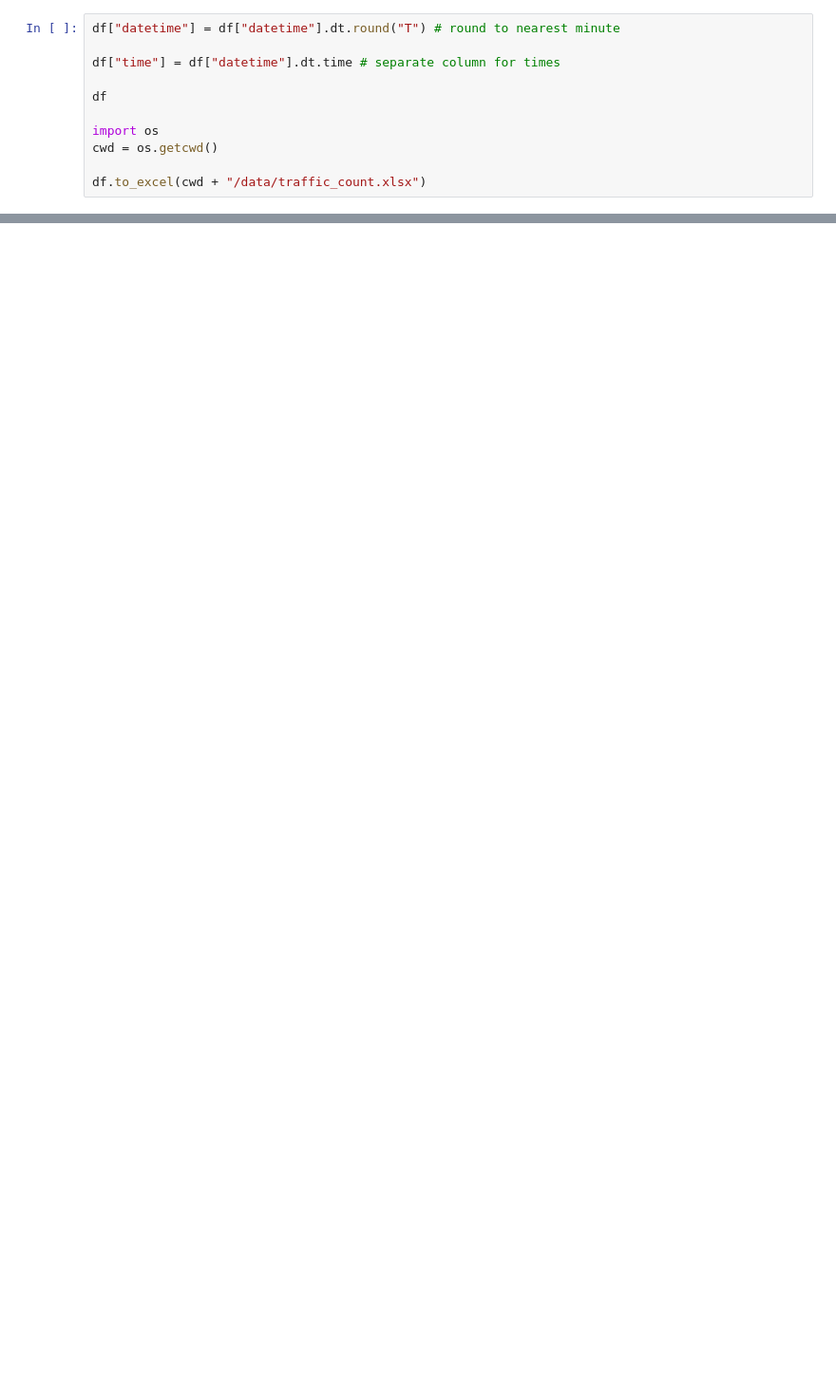
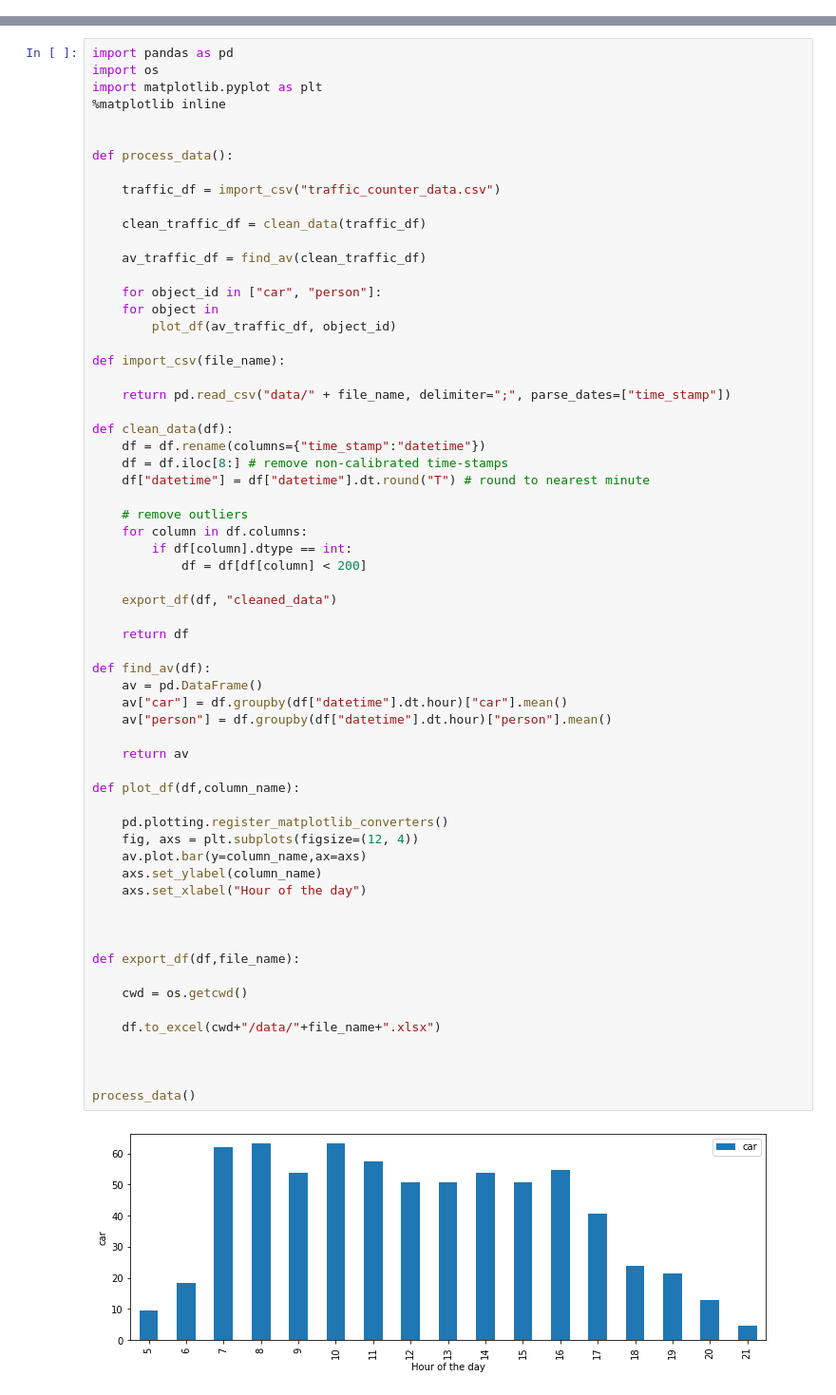
Before and after one commit to jackwilkinson255/traffic-counter, a Jupyter notebook: analysis.ipynb, the cells around one changed output, grey strips where cells are left out. Shown at 95% size. Saved outputs shown, nothing was run; the diff lists cells and outputs as text; blank space fills up the shorter version.

```diff
--- a/analysis.ipynb
+++ b/analysis.ipynb
@@ -60,11 +0,0 @@ Timedelta('8 days 05:44:40')
-# %%
-df["datetime"] = df["datetime"].dt.round("T") # round to nearest minute
-
-df["time"] = df["datetime"].dt.time # separate column for times
-
-df
-
-import os
-cwd = os.getcwd()
-
-df.to_excel(cwd + "/data/traffic_count.xlsx")
@@ -133,0 +1,65 @@ C:\Users\jackw\PycharmProjects\traffic-counter/data/
+# %%
+import pandas as pd
+import os
+import matplotlib.pyplot as plt
+%matplotlib inline
+
+
+def process_data():
+
+    traffic_df = import_csv("traffic_counter_data.csv")
+
+    clean_traffic_df = clean_data(traffic_df)
+
+    av_traffic_df = find_av(clean_traffic_df)
+
+    for object_id in ["car", "person"]:
+    for object in
+        plot_df(av_traffic_df, object_id)
+
+def import_csv(file_name):
+
+    return pd.read_csv("data/" + file_name, delimiter=";", parse_dates=["time_stamp"])
+
+def clean_data(df):
+    df = df.rename(columns={"time_stamp":"datetime"})
+    df = df.iloc[8:] # remove non-calibrated time-stamps
+    df["datetime"] = df["datetime"].dt.round("T") # round to nearest minute
+
+    # remove outliers
+    for column in df.columns:
+        if df[column].dtype == int:
+            df = df[df[column] < 200]
+
+    export_df(df, "cleaned_data")
+
+    return df
+
+def find_av(df):
+    av = pd.DataFrame()
+    av["car"] = df.groupby(df["datetime"].dt.hour)["car"].mean()
+    av["person"] = df.groupby(df["datetime"].dt.hour)["person"].mean()
+
+    return av
+
+def plot_df(df,column_name):
+
+    pd.plotting.register_matplotlib_converters()
+    fig, axs = plt.subplots(figsize=(12, 4))
+    av.plot.bar(y=column_name,ax=axs)
+    axs.set_ylabel(column_name)
+    axs.set_xlabel("Hour of the day")
+
+
+
+def export_df(df,file_name):
+
+    cwd = os.getcwd()
+
+    df.to_excel(cwd+"/data/"+file_name+".xlsx")
+
+
+
+process_data()
+# %% [output]
+[figure, added]
```
Also changed, not shown: parts of 13 cells of this notebook, 7 other files.
